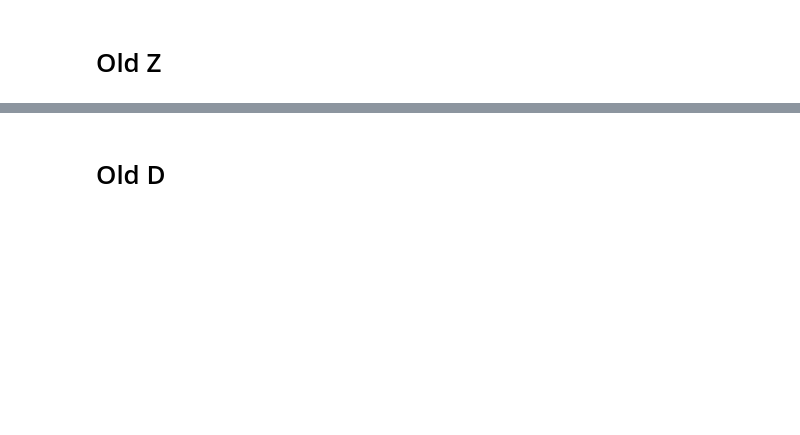
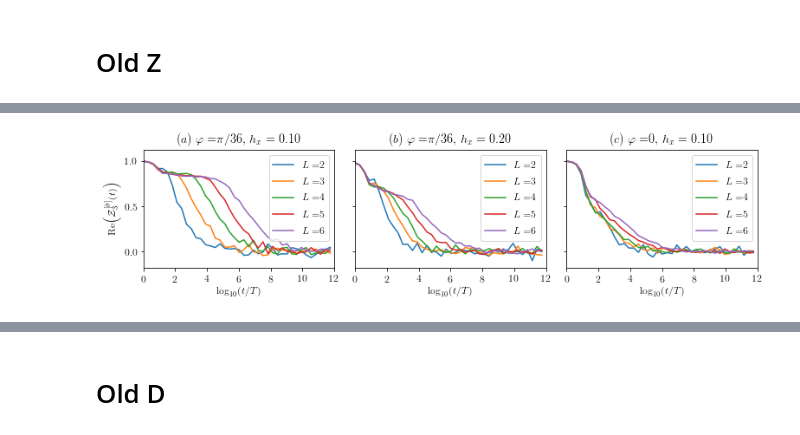
Before and after one commit to suracefm/exactdiag, a Jupyter notebook: 2018/Clock Z3.ipynb, the cells around one changed output, grey strips where cells are left out. Cells and saved outputs as stored; diff of their text form; code cells hidden in the pictures; blank space fills up the shorter version.

```diff
--- a/2018/Clock Z3.ipynb
+++ b/2018/Clock Z3.ipynb
@@ -28,18 +61,30 @@ for phinum, phi in enumerate(phi_vec):
 # %%
 myplots=[(1,0,'a'), (1,1,'b'), (0,0,'c')]
+figZ, axesZ = plt.subplots(1,3,figsize=(11,3), sharey=True)
+tdec=np.zeros((3,len(sizes)))
+labels=[]
 
-for phinum, hxnum, character in myplots:
-    figZ, axZ = plt.subplots(1,figsize=(4.5,3))
+for num, val in enumerate(myplots):
+    phinum, hxnum, character = val
+    #figZ, axZ = plt.subplots(1,figsize=(4.5,3))
+    axZ=axesZ[num]
     for L in sizes:
         axZ.plot(np.log10(time_set), np.real(Z[phinum, hxnum, L-2]), label=r'$L=$%d' %L)
+        tdec[num,L-2]=np.log10(2)*tdecay(np.real(Z[phinum, hxnum, L-2]))
+    #a = plt.axes([.58, .42, .3, .2])
 
     axZ.set_ylim(-0.18,1.12)
     axZ.set_xlim(0,12)
-    axZ.set_ylabel(r'Re$\left(\overline{Z(t)}\right)$')
+    #axZ.set_ylabel(r'Re$\left(\overline{Z(t)}\right)$')
     axZ.set_xlabel(r'$\log_{10} (t/T)$')
     axZ.legend()
-    axZ.set_title(r'$(%c) \;\varphi=$' %character +phi_names[phinum]+', $h_x=%.2f$' %hx_vec[hxnum])
-    plt.tight_layout()
-    plt.savefig('Z2%c.pdf' %character, bbox_inches='tight', pad_inches=0.02)
+    #axZ.legend(bbox_to_anchor=(0., 1.02, 1., .102), loc=3,
+    #       ncol=3, title ='L', mode="expand", borderaxespad=0.)
+    label=r'$\varphi=$' +phi_names[phinum]+', $h_x=%.2f$' %hx_vec[hxnum]
+    axZ.set_title('$(%c) \;$' %character +label)
+    labels.append(label)
+axesZ[0].set_ylabel(r'Re$\left(\mathcal{Z}_3^{[\hat{\sigma}]}(t)\right)$')
+plt.tight_layout()
+#plt.savefig('Z2.pdf', bbox_inches='tight', pad_inches=0.02)
 plt.show()
 # %% [output]
@@ -51,0 +91 @@ plt.show()
+[figure, added]
```
Also changed, not shown: parts of 19 cells of this notebook, 22 other files.
